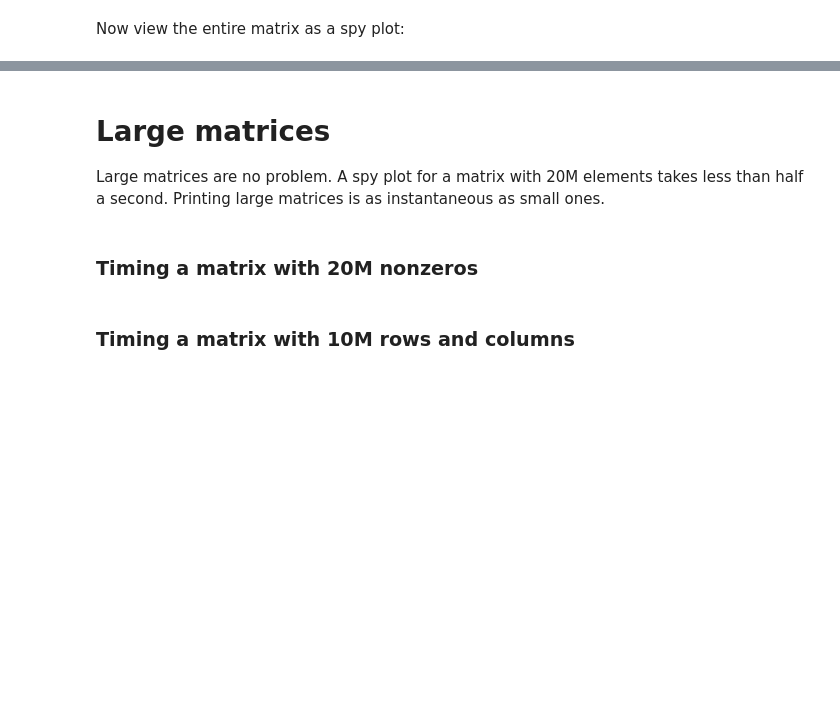
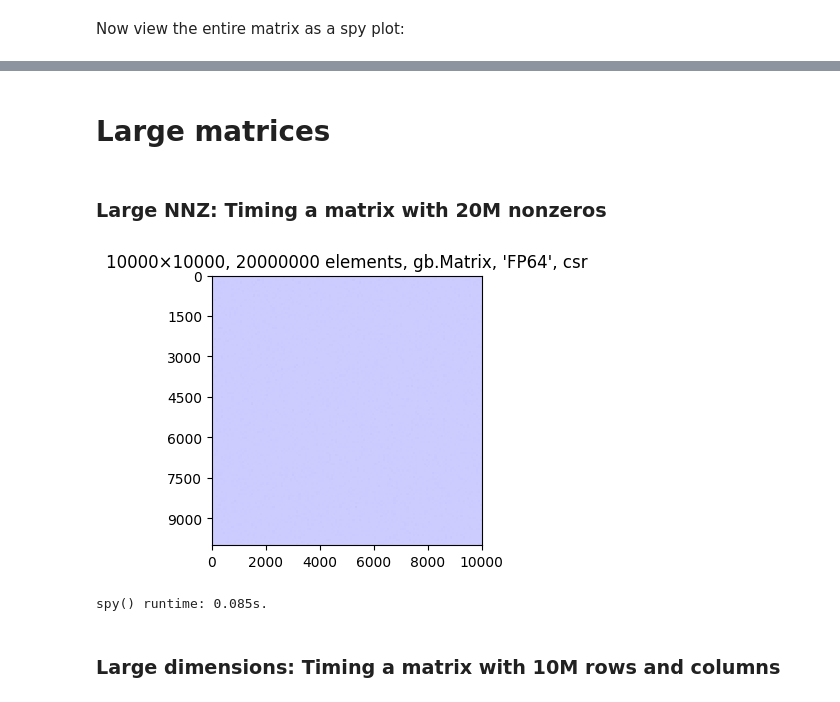
Before and after one commit to alugowski/matspy, a Jupyter notebook: demo-python-graphblas.ipynb, the cells around one changed output, grey strips where cells are left out. Saved outputs shown, nothing was run; the diff lists cells and outputs as text; code cells hidden in the pictures; blank space fills up the shorter version.

```diff
--- a/demo-python-graphblas.ipynb
+++ b/demo-python-graphblas.ipynb
@@ -52,6 +14,4 @@ matspy.mdisplay(A, "latex")
-# %% [markdown]
-# Large matrices
-
-Large matrices are no problem. A spy plot for a matrix with 20M elements takes less than half a second. Printing large matrices is as instantaneous as small ones.
+# %% [markdown]
+# Large matrices
 # %%
 from time import time
@@ -58,18 +19,14 @@ from time import time
 # %% [markdown]
-### Timing a matrix with 20M nonzeros
+### Large NNZ: Timing a matrix with 20M nonzeros
 # %%
-mat = scipy.sparse.random(10_000, 10_000, density=0.2).tocsr()
+mat = gb.io.from_scipy_sparse(scipy.sparse.random(10_000, 10_000, density=0.2))
 # %%
 # Measure spy plot creation time
 start = time()
 
 spy(mat, shading='absolute')
 
 print(f"spy() runtime: {time()-start:.2}s.")
-
-# Measure html pretty-print time
-start = time()
-
-to_html(mat)
-
-print(f"to_html() runtime: {time()-start:.2}s.")
+# %% [output]
+[figure, added]
+spy() runtime: 0.085s.
@@ -78,3 +33,3 @@ mat
 # %% [markdown]
-### Timing a matrix with 10M rows and columns
+### Large dimensions: Timing a matrix with 10M rows and columns
 # %%
```
Also changed, not shown: parts of 17 cells of this notebook, 2 other files.
